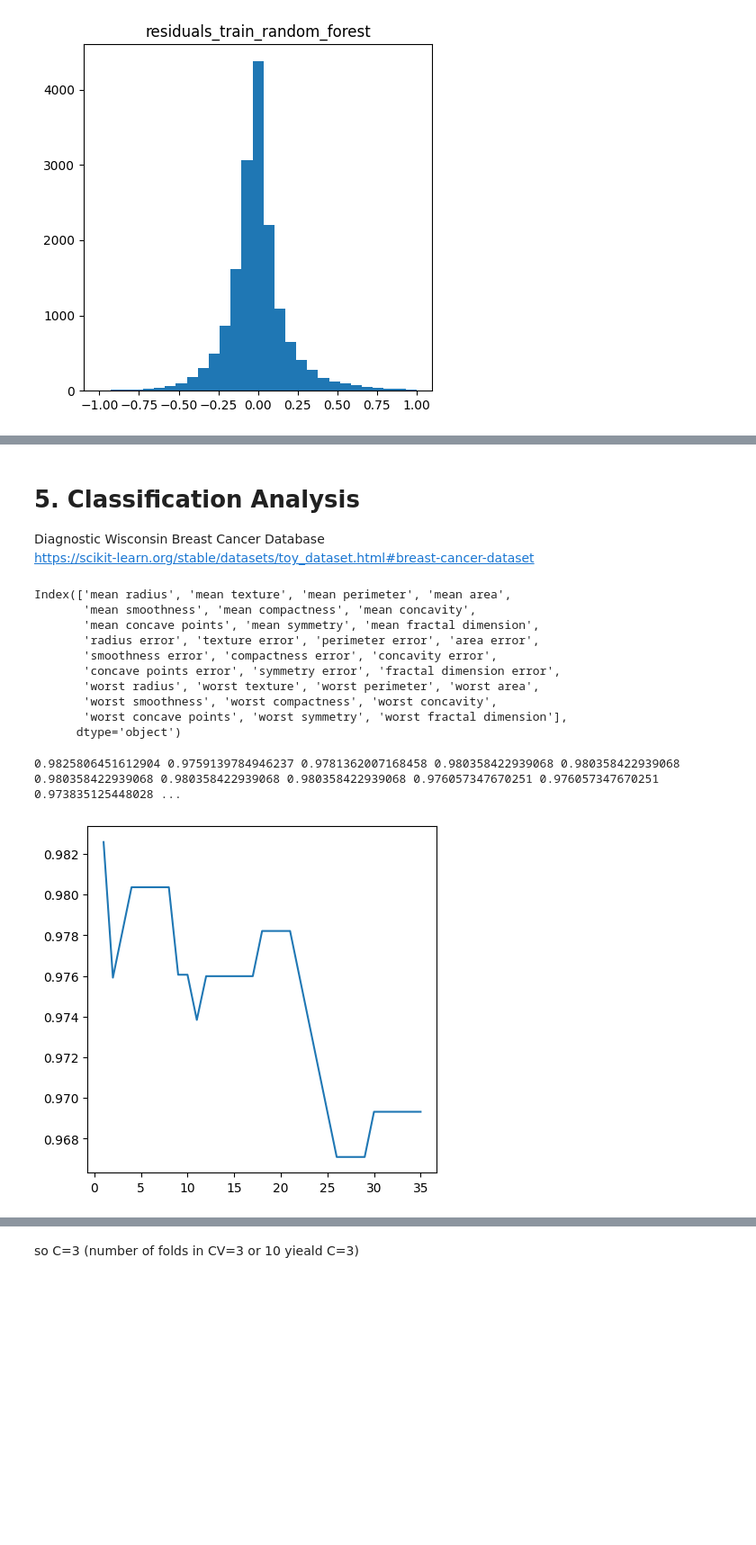
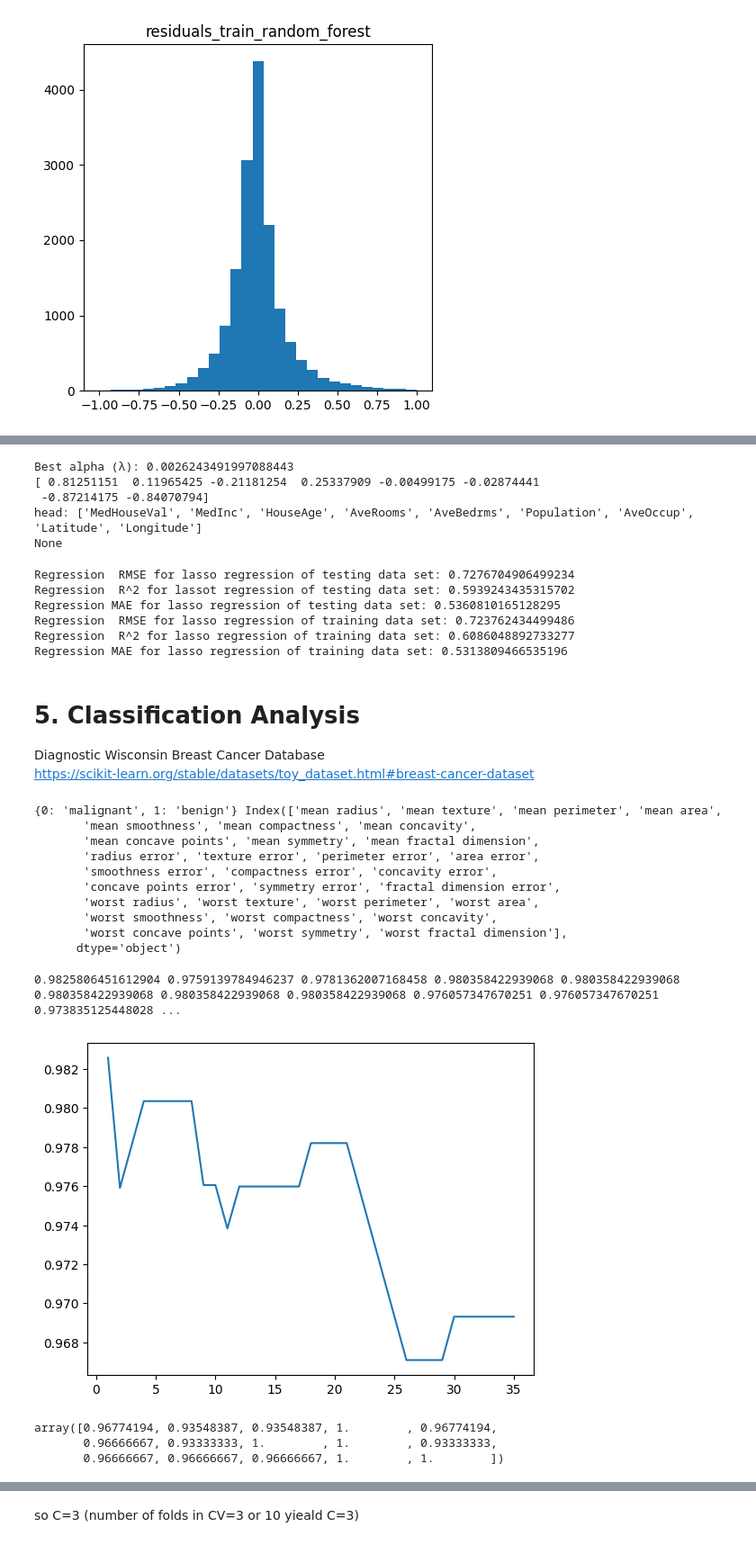
Before and after one commit to Yuyang-Yao/Math_-5750_Project1, a Jupyter notebook: project1.ipynb, the cells around one changed output, grey strips where cells are left out. Shown at 90% size. Saved outputs shown, nothing was run; the diff lists cells and outputs as text; code cells hidden in the pictures; blank space fills up the shorter version.

```diff
--- a/project1.ipynb
+++ b/project1.ipynb
@@ -454,3 +461,50 @@ plt.show()
+# %%
+
+
+reg_lasso = LassoCV(cv=10).fit(X_train_scaled_reg, y_train)
+
+alpha_selected=reg_lasso.alpha_
+coef=reg_lasso.coef_
+
+print("Best alpha (λ):", alpha_selected)
+print(coef)
+print(print("head:",column_name))
+# %% [output]
+Best alpha (λ): 0.0026243491997088443
+[ 0.81251151  0.11965425 -0.21181254  0.25337909 -0.00499175 -0.02874441
+ -0.87214175 -0.84070794]
+head: ['MedHouseVal', 'MedInc', 'HouseAge', 'AveRooms', 'AveBedrms', 'Population', 'AveOccup', 'Latitude', 'Longitude']
+None
+# %%
+y_pred_lasso_testing= reg_lasso.predict(X_test_scaled_reg)
+
+y_pred_lasso_training=reg_lasso.predict(X_train_scaled_reg)
+
+RMSE_lasso_testing=np.sqrt(mean_squared_error(y_test, y_pred_lasso_testing))
+print("Regression  RMSE for lasso regression of testing data set:", RMSE_lasso_testing)
+
+R_sqaure_lasso_testing=reg_lasso.score(X_test_scaled_reg, y_test) # give R^2(y_test, y^_test)
+print("Regression  R^2 for lassot regression of testing data set:",R_sqaure_lasso_testing)
+
+MAE_lasso_testing=mean_absolute_error(y_test, y_pred_lasso_testing)
+print("Regression MAE for lasso regression of testing data set:", MAE_lasso_testing)
+
+
+RMSE_lasso_training=np.sqrt(mean_squared_error(y_train, y_pred_lasso_training))
+print("Regression  RMSE for lasso regression of training data set:", RMSE_lasso_training)
+
+R_sqaure_lasso_training=reg_lasso.score(X_train_scaled_reg, y_train) # give R^2(y_test, y^_test)
+print("Regression  R^2 for lasso regression of training data set:",R_sqaure_lasso_training)
+
+MAE_lasso_training=mean_absolute_error(y_train, y_pred_lasso_training)
+print("Regression MAE for lasso regression of training data set:", MAE_lasso_training)
+# %% [output]
+Regression  RMSE for lasso regression of testing data set: 0.7276704906499234
+Regression  R^2 for lassot regression of testing data set: 0.5939243435315702
+Regression MAE for lasso regression of testing data set: 0.5360810165128295
+Regression  RMSE for lasso regression of training data set: 0.723762434499486
+Regression  R^2 for lasso regression of training data set: 0.6086048892733277
+Regression MAE for lasso regression of training data set: 0.5313809466535196
 # %% [markdown]
 # 5. Classification Analysis
 Diagnostic Wisconsin Breast Cancer Database
@@ -471,21 +526,21 @@ from sklearn.preprocessing import scale
 # %%
 # Load Breast Cancer Wisconsin Dataset
-data = load_breast_cancer(as_frame=True)
-X = data.data
-y = data.target                  # 0 = malignant, 1 = benign
-feature_names = X.columns
+data_2 = load_breast_cancer(as_frame=True)
+X_2 = data_2.data
+y_2 = data_2.target                  # 0 = malignant, 1 = benign
+feature_names = X_2.columns
 label_names = {0: "malignant", 1: "benign"}
-print(feature_names)
+print(label_names,feature_names)
 
 # Train/Test Split (stratified to preserve class balance)
-X_train, X_test, y_train, y_test = train_test_split(X, y, test_size=0.20, random_state=0, stratify=y)
+X_train_2, X_test_2, y_train_2, y_test_2 = train_test_split(X_2, y_2, test_size=0.20, random_state=0, stratify=y_2)
 
 # Preprocess Data (fit on train ONLY; then transform both)
 scaler = StandardScaler(with_mean=True, with_std=True)
-X_train_std = scaler.fit_transform(X_train)   # fit on train
-X_test_std  = scaler.transform(X_test)        # transform test with train stats
+X_train_std = scaler.fit_transform(X_train_2)   # fit on train
+X_test_std  = scaler.transform(X_test_2)        # transform test with train stats
 # %% [output]
-Index(['mean radius', 'mean texture', 'mean perimeter', 'mean area',
+{0: 'malignant', 1: 'benign'} Index(['mean radius', 'mean texture', 'mean perimeter', 'mean area',
        'mean smoothness', 'mean compactness', 'mean concavity',
        'mean concave points', 'mean symmetry', 'mean fractal dimension',
        'radius error', 'texture error', 'perimeter error', 'area error',
@@ -498,22 +553,26 @@ Index(['mean radius', 'mean texture', 'mean perimeter', 'mean area',
 # %%
 # your code here
 Cs_svm1 = np.linspace(1, 35, 35, dtype=int)#
 Accuracies_svm1 = np.zeros(Cs_svm1.shape[0]) # or Accuracies = np.zeros(len(Cs_3))
 
 for i,C_1 in enumerate(Cs_svm1): # i is the index (position) of the current element in Cs, while C is the actual value (element) at that index in Cs.
 #method 2:for i in range(len(Cs_svm1)):
     #k_4 = Cs_svm1[i]
-    clf_SVM1 = svm.SVC(kernel='rbf',C=C_1,gamma='scale')
-    scores_4 = cross_val_score(estimator = clf_SVM1, X = X_train_std, y = y_train, cv=15, scoring='accuracy')#should have 4 scores as cs= num of chunks to split
+    clf_SVM1 = svm.SVC(kernel='rbf',C=C_1,gamma='scale') # try 'rbf' kernal later (not linear
+    scores_4 = cross_val_score(estimator = clf_SVM1, X = X_train_std, y = y_train_2, cv=15, scoring='accuracy')#should have 4 scores as cs= num of chunks to split
     Accuracies_svm1[i]  = scores_4.mean()
     print(scores_4.mean(), end=' ')
 #print(Accuracies_4)
 plt.plot(Cs_svm1,Accuracies_svm1)
 plt.show()
-# so C=2
+scores_4
+# so C=4-6
 # %% [output]
 0.9825806451612904 0.9759139784946237 0.9781362007168458 0.980358422939068 0.980358422939068 0.980358422939068 0.980358422939068 0.980358422939068 0.976057347670251 0.976057347670251 0.973835125448028 ...
-[figure, old version]
+[figure, new version]
+array([0.96774194, 0.93548387, 0.93548387, 1.        , 0.96774194,
+       0.96666667, 0.93333333, 1.        , 1.        , 0.93333333,
+       0.96666667, 0.96666667, 0.96666667, 1.        , 1.        ])
 # %%
 from sklearn.model_selection import StratifiedKFold
 Cs_svm1 = np.linspace(1, 30, 30, dtype=int)#
```
Also changed, not shown: parts of 26 cells of this notebook.
